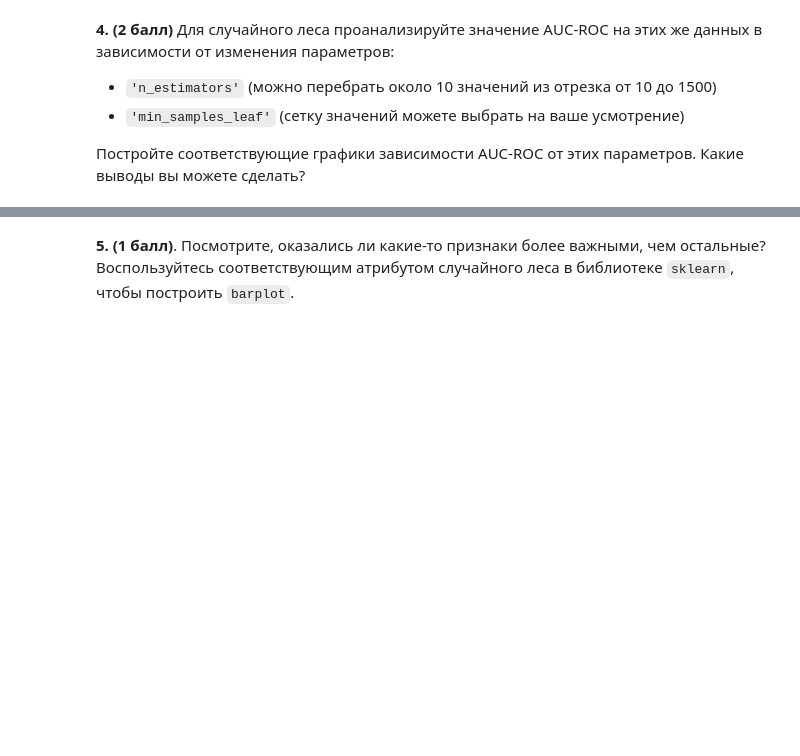
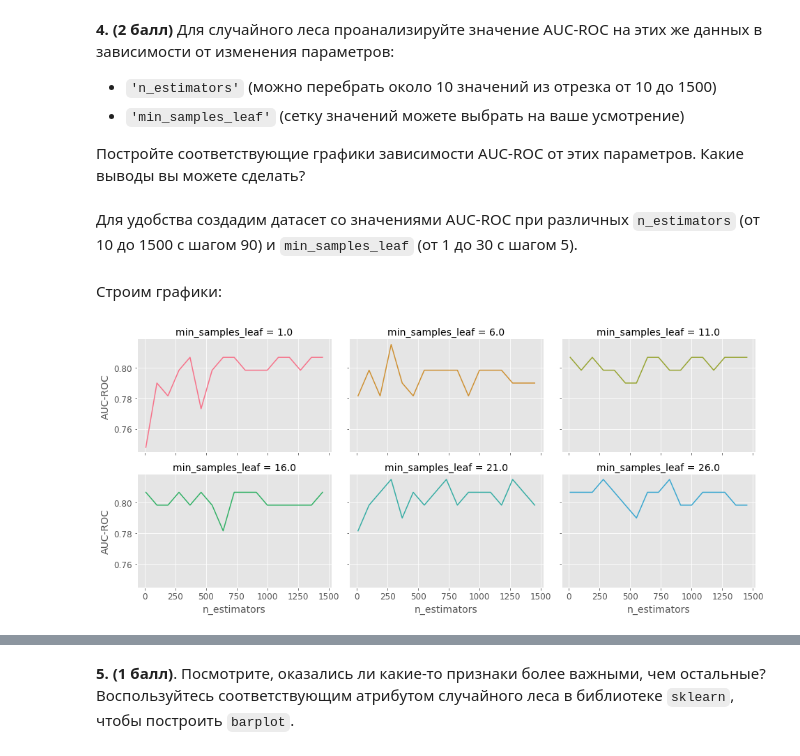
Before and after one commit to MaslikovEgor/hse-minor, a Jupyter notebook: 2nd semester/HW-4/HW-4.ipynb, the cells around one changed output, grey strips where cells are left out. Saved outputs shown, nothing was run; the diff lists cells and outputs as text; code cells hidden in the pictures; blank space fills up the shorter version.

```diff
--- a/2nd semester/HW-4/HW-4.ipynb
+++ b/2nd semester/HW-4/HW-4.ipynb
@@ -297,0 +361,2 @@ from sklearn.metrics import accuracy_score, precision_score, recall_score
+# %%
+data.dropna(inplace = True)
@@ -301,3 +453,27 @@ from sklearn.metrics import accuracy_score, precision_score, recall_score
 * `'min_samples_leaf'` (сетку значений можете выбрать на ваше усмотрение)
 
 Постройте соответствующие графики зависимости AUC-ROC от этих параметров. Какие выводы вы можете сделать?
+# %% [markdown]
+Для удобства создадим датасет со значениями AUC-ROC при различных `n_estimators` (от 10 до 1500 с шагом 90) и `min_samples_leaf` (от 1 до 30 с шагом 5).
+# %%
+data = []
+
+for i in np.arange(10, 1500, 90):
+    for j in np.arange(1, 30, 5):
+
+        forest = RandomForestClassifier(n_estimators = i, min_samples_leaf = j)
+        forest.fit(X_train, y_train)
+        for_predict = forest.predict(X_test)
+        for_auc_roc = accuracy_score(y_test, for_predict)
+
+        data.append(np.array([i, j, for_auc_roc]))
+
+data = np.array(data)
+data = pd.DataFrame(data, columns = ['n_estimators', 'min_samples_leaf', 'AUC-ROC'])
+# %% [markdown]
+Строим графики:
+# %%
+g = sns.FacetGrid(data, col = "min_samples_leaf", col_wrap = 3, hue = 'min_samples_leaf', palette = sns.color_palette("husl", 8), aspect = 1.5, height = 3)
+g = g.map(plt.plot, "n_estimators", "AUC-ROC")
+# %% [output]
+[figure, added]
```
Also changed, not shown: parts of 29 cells of this notebook.
